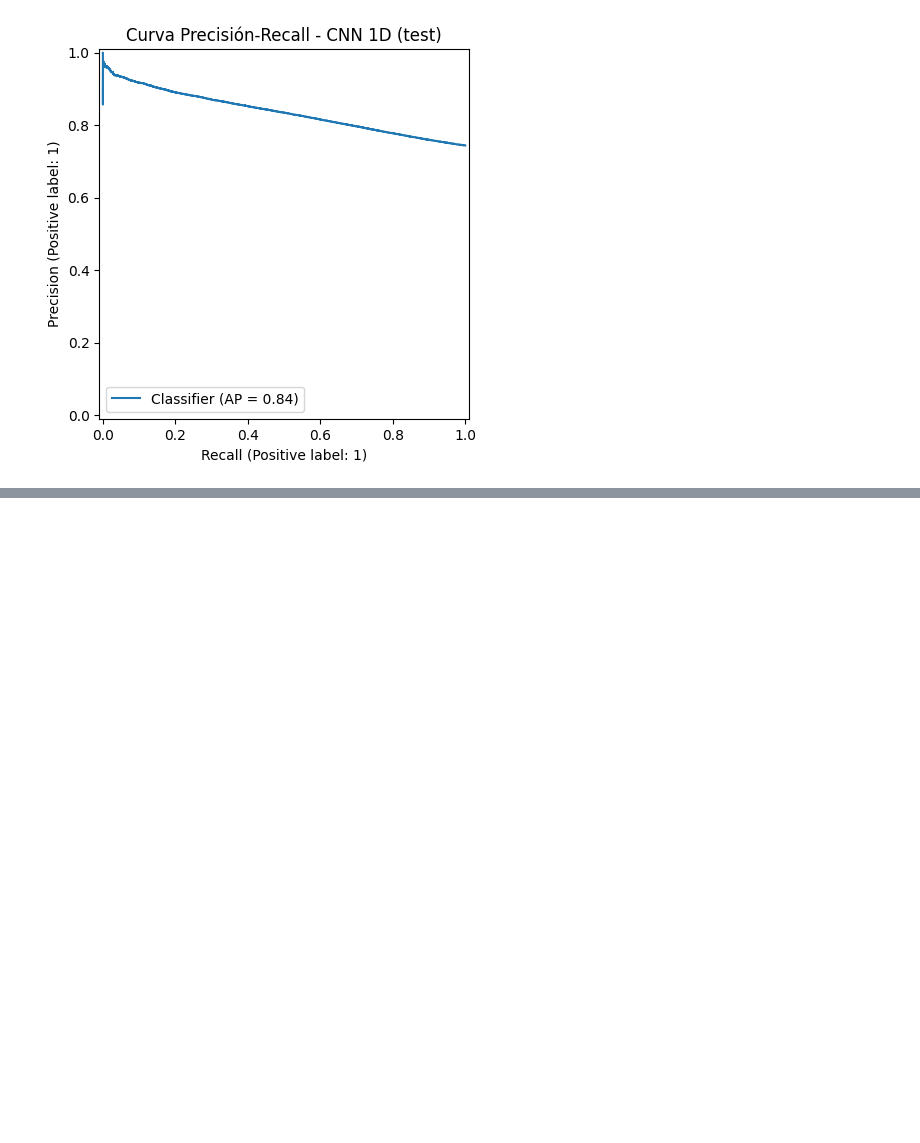
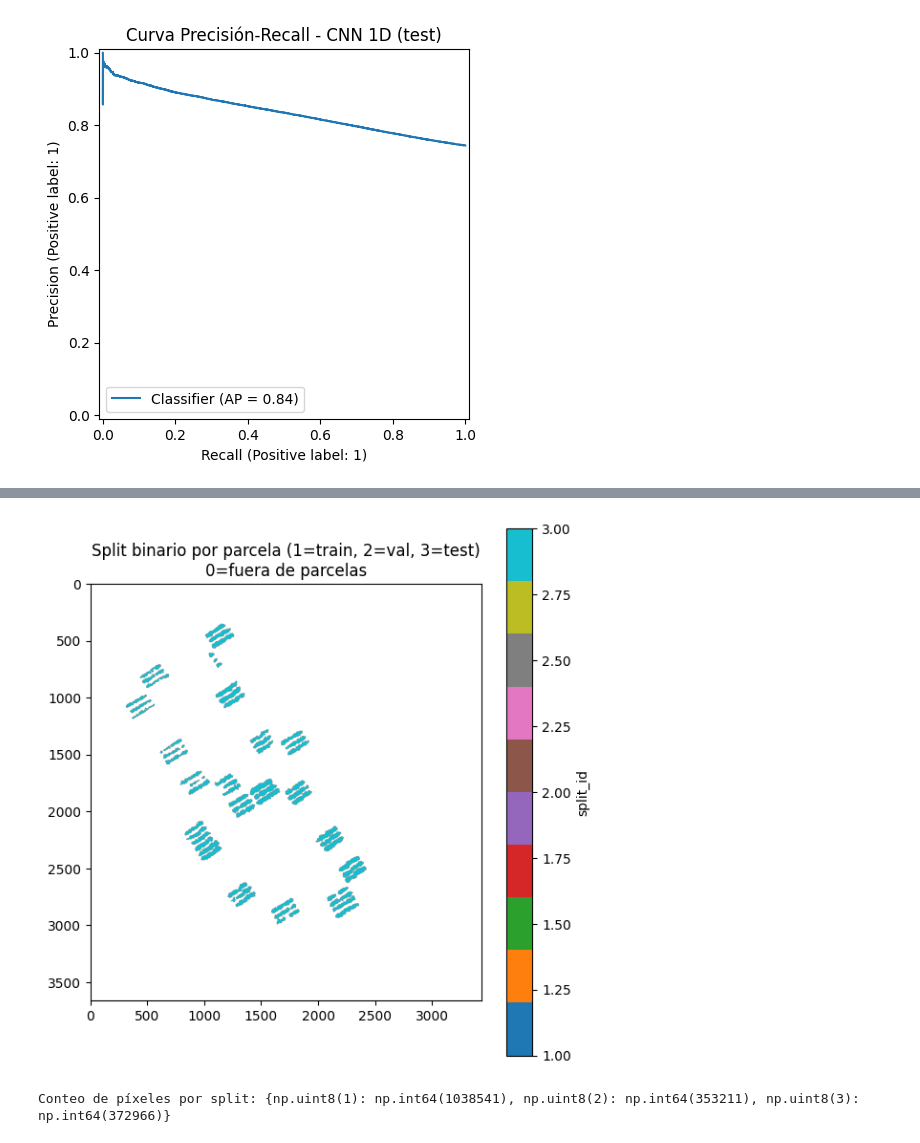
Before and after one commit to johnma96/thesis, a Jupyter notebook: notebooks/304-jmmz-dl-binary-modeling.ipynb, the cells around one changed output, grey strips where cells are left out. Cells and saved outputs as stored; diff of their text form; code cells hidden in the pictures; blank space fills up the shorter version.

```diff
--- a/notebooks/304-jmmz-dl-binary-modeling.ipynb
+++ b/notebooks/304-jmmz-dl-binary-modeling.ipynb
@@ -1956,0 +2267,14 @@ torch.save(checkpoint_info, base_joblib_path + f"{name}_metadata.pt")
+# %%
+plt.figure(figsize=(6,6))
+plt.imshow(np.where(split_id!=3, np.nan, split_id), cmap="tab10", vmin=1, vmax=3)
+plt.title("Split binario por parcela (1=train, 2=val, 3=test)\n0=fuera de parcelas")
+plt.colorbar(label="split_id")
+plt.tight_layout()
+plt.show()
+
+# Conteo de píxeles por split dentro de parcelas
+vals, counts = np.unique(split_id[split_id>0], return_counts=True)
+print("Conteo de píxeles por split:", dict(zip(vals, counts)))
+# %% [output]
+[figure, added]
+Conteo de píxeles por split: {np.uint8(1): np.int64(1038541), np.uint8(2): np.int64(353211), np.uint8(3): np.int64(372966)}
```
Also changed, not shown: parts of 37 cells of this notebook.
